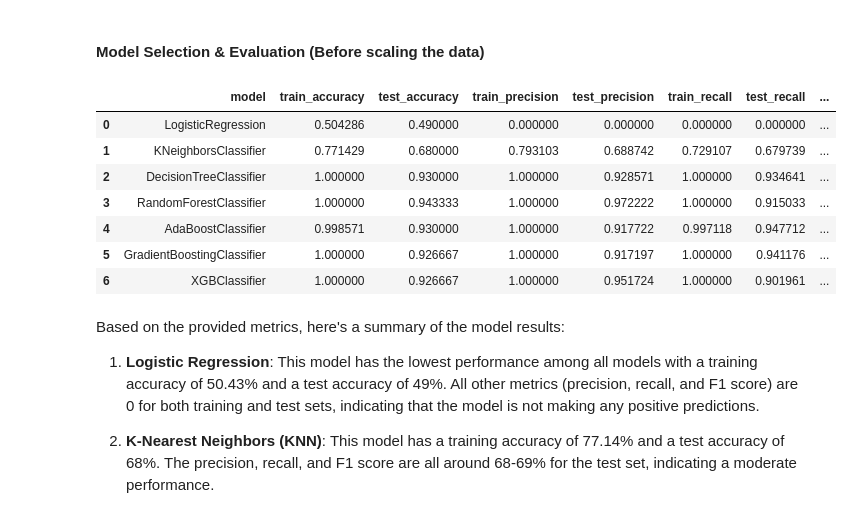
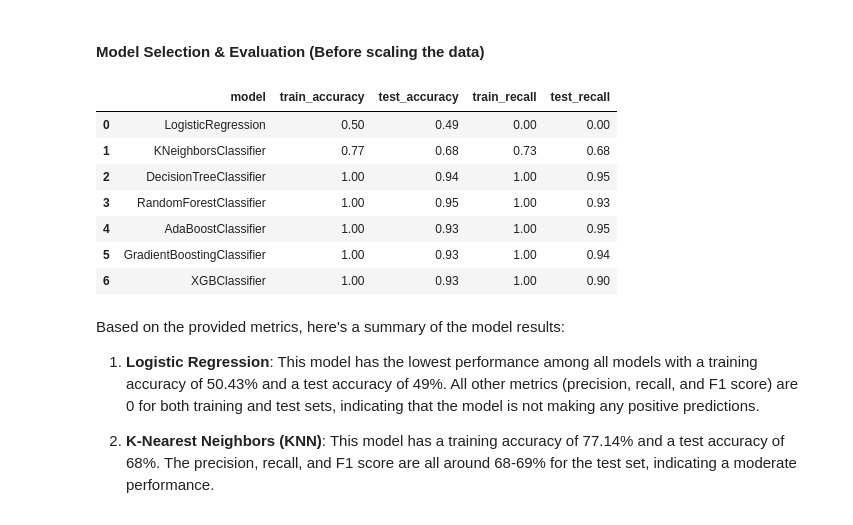
Before and after one commit to azaryasph/Predict-Customer-Clicked-Ads-Classification-By-Using-Machine-Learning, a Jupyter notebook: Predict Customer Clicked Ads Classification By Using Machine Learning.ipynb, the cells around one changed output. Saved outputs shown, nothing was run; the diff lists cells and outputs as text; code cells hidden in the pictures.

```diff
--- a/Predict Customer Clicked Ads Classification By Using Machine Learning.ipynb
+++ b/Predict Customer Clicked Ads Classification By Using Machine Learning.ipynb
@@ -668,49 +728,45 @@ def evaluate_model(model, X_train, y_train, X_test, y_test):
     # Calculate the recall for the training and testing data
     train_recall = recall_score(y_train, y_train_pred)
     test_recall = recall_score(y_test, y_test_pred)
 
     # Calculate the F1 score for the training and testing data
     train_f1 = f1_score(y_train, y_train_pred)
     test_f1 = f1_score(y_test, y_test_pred)
 
     return {
         'model': model.__class__.__name__,
-        'train_accuracy': train_accuracy,
-        'test_accuracy': test_accuracy,
-        'train_precision': train_precision,
-        'test_precision': test_precision,
-        'train_recall': train_recall,
-        'test_recall': test_recall,
-        'train_f1': train_f1,
-        'test_f1': test_f1
+        'train_accuracy': round(train_accuracy, 2),
+        'test_accuracy': round(test_accuracy, 2),
+        'train_recall': round(train_recall, 2),
+        'test_recall': round(test_recall, 2),
     }
 
 lr = LogisticRegression()
 knn = KNeighborsClassifier()
 dt = DecisionTreeClassifier()
 rf = RandomForestClassifier()
 abc = AdaBoostClassifier()
 gbc = GradientBoostingClassifier()
 xgb = XGBClassifier()
 # List of models
 models = [lr, knn, dt, rf, abc, gbc, xgb]
 
 # Evaluate each model
 results = [evaluate_model(model, X_train, y_train, X_test, y_test) for model in models]
 
 # Convert the results to a DataFrame
 df_model = pd.DataFrame(results)
 
 df_model
 # %% [output]
-|  | model | train_accuracy | test_accuracy | train_precision | test_precision | train_recall | test_recall | ... |
-| 0 | LogisticRegression | 0.504286 | 0.490000 | 0.000000 | 0.000000 | 0.000000 | 0.000000 | ... |
-| 1 | KNeighborsClassifier | 0.771429 | 0.680000 | 0.793103 | 0.688742 | 0.729107 | 0.679739 | ... |
-| 2 | DecisionTreeClassifier | 1.000000 | 0.930000 | 1.000000 | 0.928571 | 1.000000 | 0.934641 | ... |
-| 3 | RandomForestClassifier | 1.000000 | 0.943333 | 1.000000 | 0.972222 | 1.000000 | 0.915033 | ... |
-| 4 | AdaBoostClassifier | 0.998571 | 0.930000 | 1.000000 | 0.917722 | 0.997118 | 0.947712 | ... |
-| 5 | GradientBoostingClassifier | 1.000000 | 0.926667 | 1.000000 | 0.917197 | 1.000000 | 0.941176 | ... |
-| 6 | XGBClassifier | 1.000000 | 0.926667 | 1.000000 | 0.951724 | 1.000000 | 0.901961 | ... |
+|  | model | train_accuracy | test_accuracy | train_recall | test_recall |
+| 0 | LogisticRegression | 0.50 | 0.49 | 0.00 | 0.00 |
+| 1 | KNeighborsClassifier | 0.77 | 0.68 | 0.73 | 0.68 |
+| 2 | DecisionTreeClassifier | 1.00 | 0.94 | 1.00 | 0.95 |
+| 3 | RandomForestClassifier | 1.00 | 0.95 | 1.00 | 0.93 |
+| 4 | AdaBoostClassifier | 1.00 | 0.93 | 1.00 | 0.95 |
+| 5 | GradientBoostingClassifier | 1.00 | 0.93 | 1.00 | 0.94 |
+| 6 | XGBClassifier | 1.00 | 0.93 | 1.00 | 0.90 |
 # %% [markdown]
 Based on the provided metrics, here's a summary of the model results:
 
```
Also changed, not shown: parts of 14 cells of this notebook.
